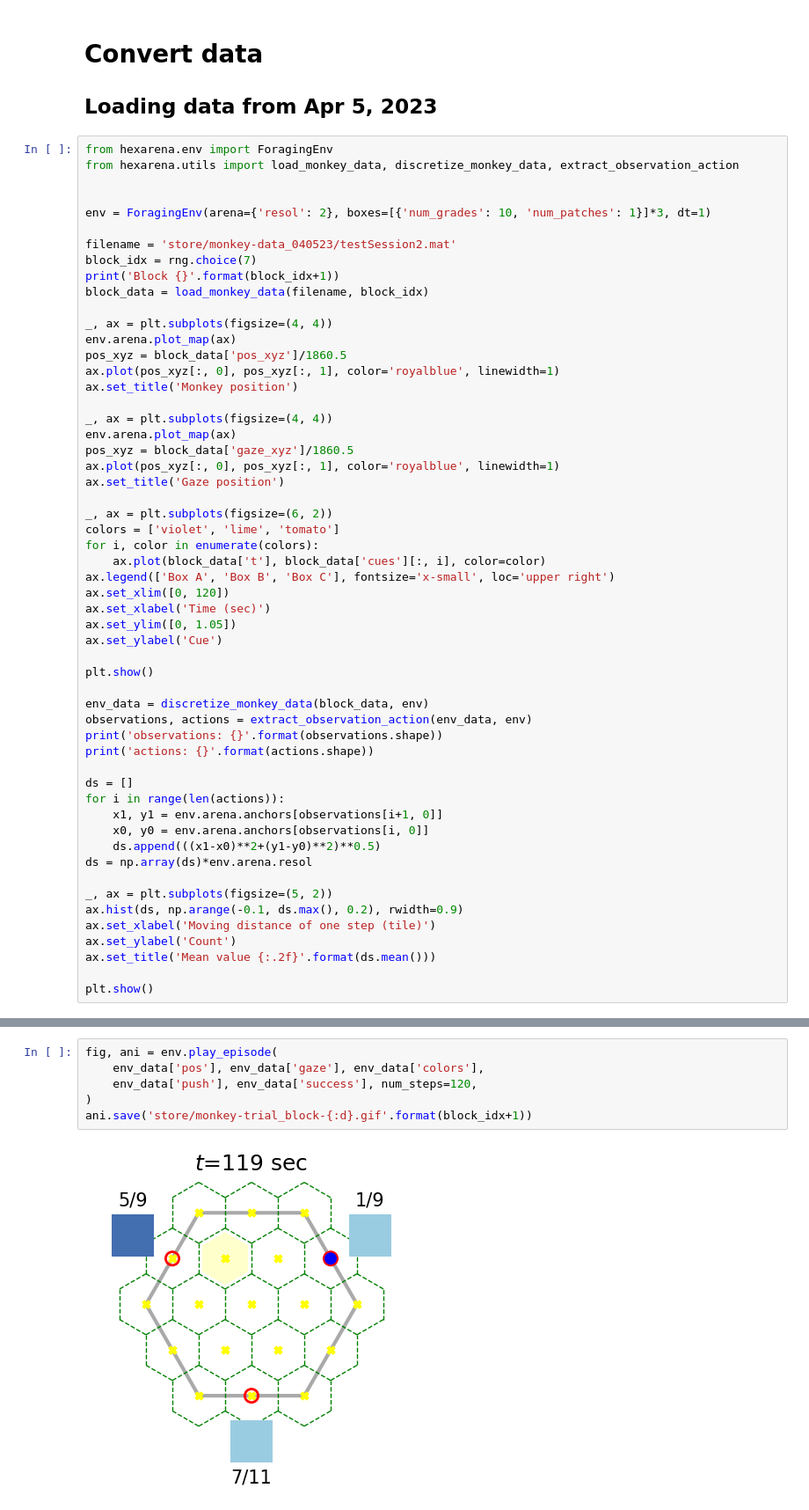
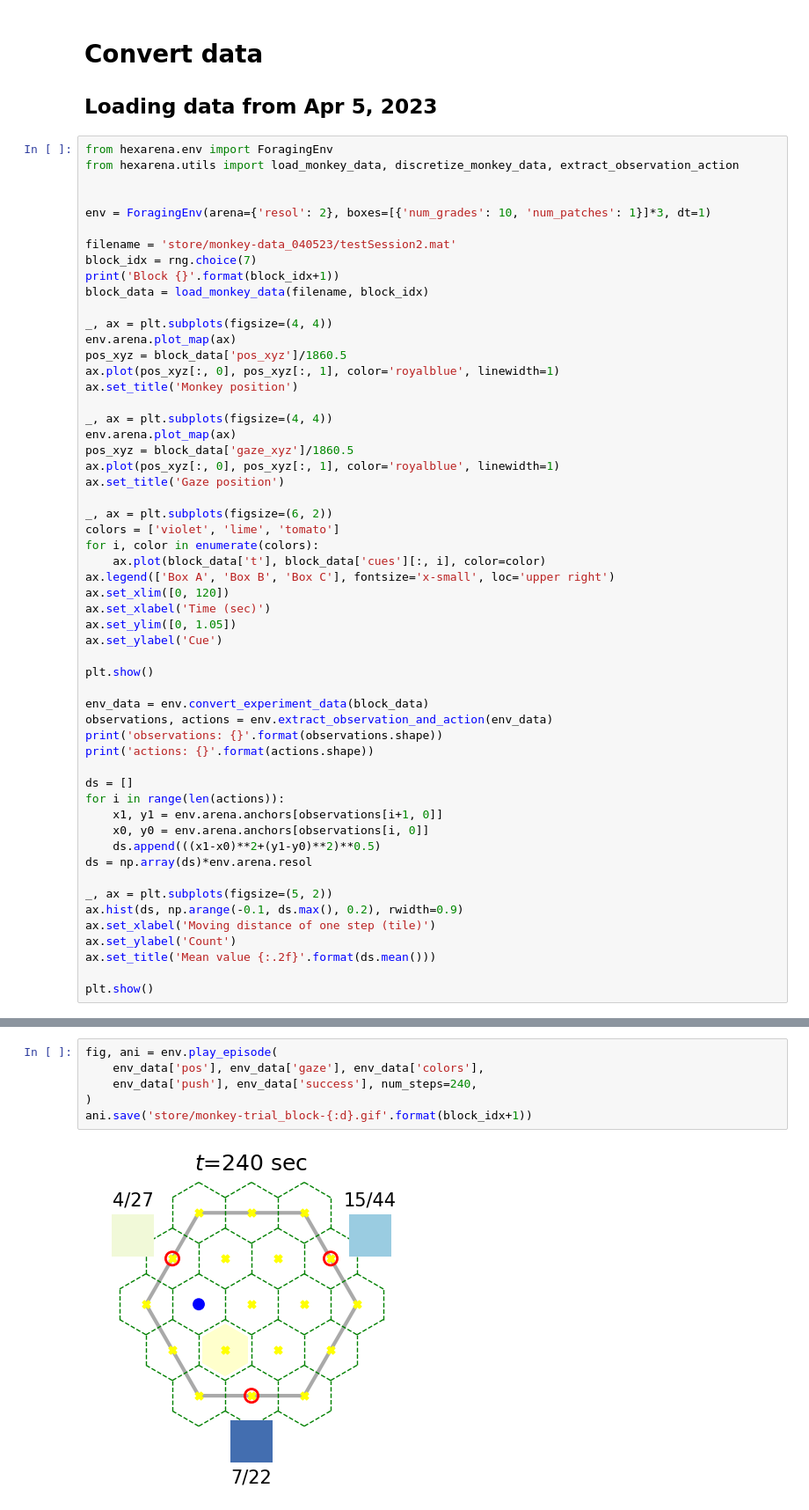
Before and after one commit to XaqLab/hex-arena, a Jupyter notebook: load-data.ipynb, the cells around one changed output, grey strips where cells are left out. Shown: that part at 88% size. Drawn from its saved outputs; the diff is of its cells as text.

```diff
--- a/load-data.ipynb
+++ b/load-data.ipynb
@@ -53,8 +53,8 @@ ax.set_ylabel('Cue')
 
 plt.show()
 
-env_data = discretize_monkey_data(block_data, env)
-observations, actions = extract_observation_action(env_data, env)
+env_data = env.convert_experiment_data(block_data)
+observations, actions = env.extract_observation_and_action(env_data)
 print('observations: {}'.format(observations.shape))
 print('actions: {}'.format(actions.shape))
 
@@ -83,11 +83,11 @@ actions: (1205,)
 # %%
 fig, ani = env.play_episode(
     env_data['pos'], env_data['gaze'], env_data['colors'],
-    env_data['push'], env_data['success'], num_steps=120,
+    env_data['push'], env_data['success'], num_steps=240,
 )
 ani.save('store/monkey-trial_block-{:d}.gif'.format(block_idx+1))
 # %% [output]
-[figure, old version]
+[figure, new version]
 # %%
 fig_p, fig_g = env.plot_occupancy(env_data['pos'], env_data['gaze'])
 # %% [output]
```
Also changed, not shown: parts of 3 cells of this notebook, 2 other files.
